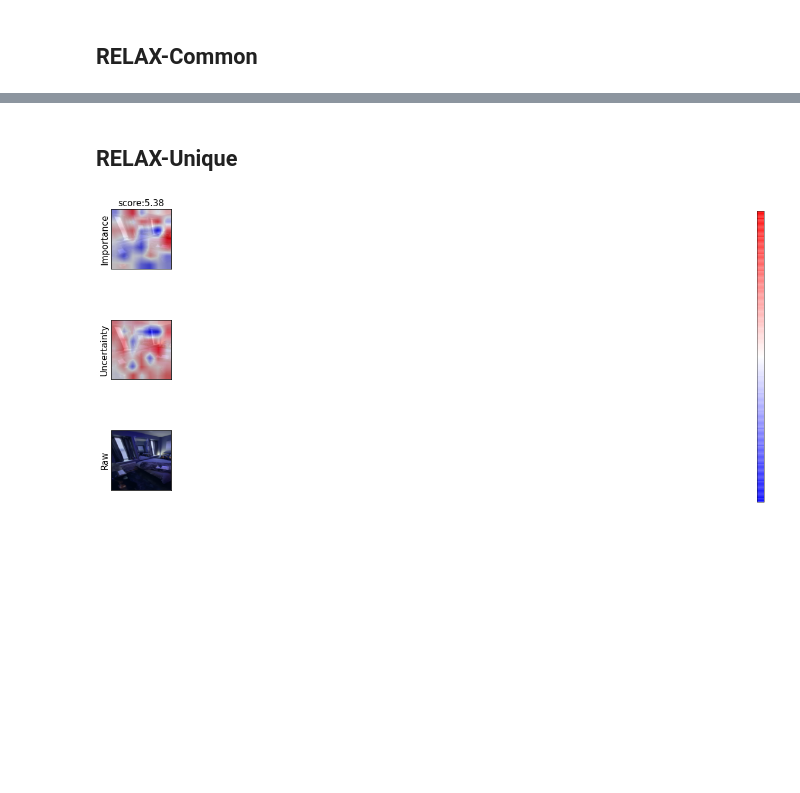
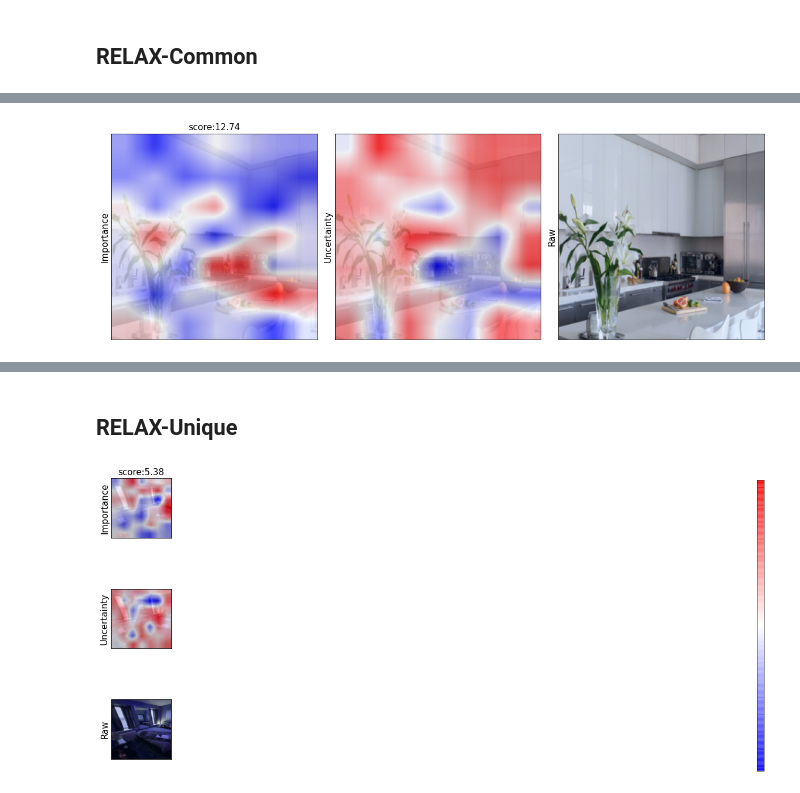
Before and after one commit to linhx25/image-uniqueness, a Jupyter notebook: model_interpretation_NY.ipynb, the cells around one changed output, grey strips where cells are left out. Saved outputs shown, nothing was run; the diff lists cells and outputs as text; code cells hidden in the pictures; blank space fills up the shorter version.

```diff
--- a/model_interpretation_NY.ipynb
+++ b/model_interpretation_NY.ipynb
@@ -444,3 +421,5 @@ show_RELAX(ds, uniqueness, model, indices=idx_common["bedroom"], scene="bedroom"
 # %%
-show_RELAX(ds, uniqueness, model, indices=idx_common["kitchen"], scene="kitchen", most_unique=None, most_common=1)
+show_RELAX_one_img(ds, uniqueness, model, indices=idx_common["kitchen"], scene="kitchen", most_unique=None, most_common=1)
+# %% [output]
+[figure, added]
 # %%
```
Also changed, not shown: parts of 14 cells of this notebook, 4 other files.
